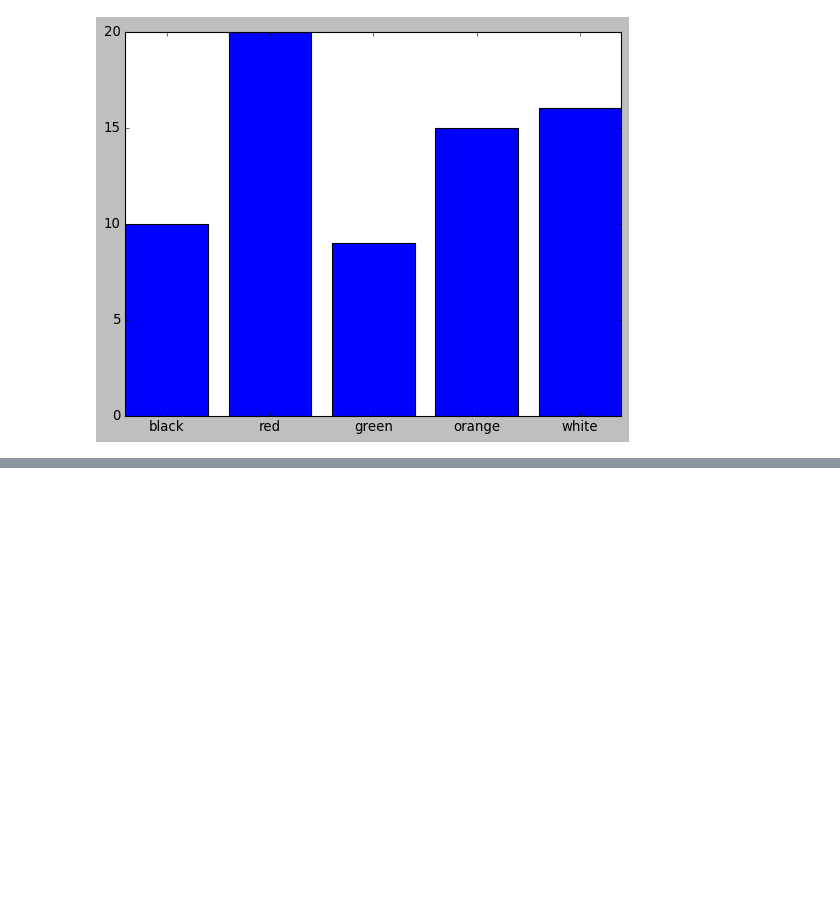
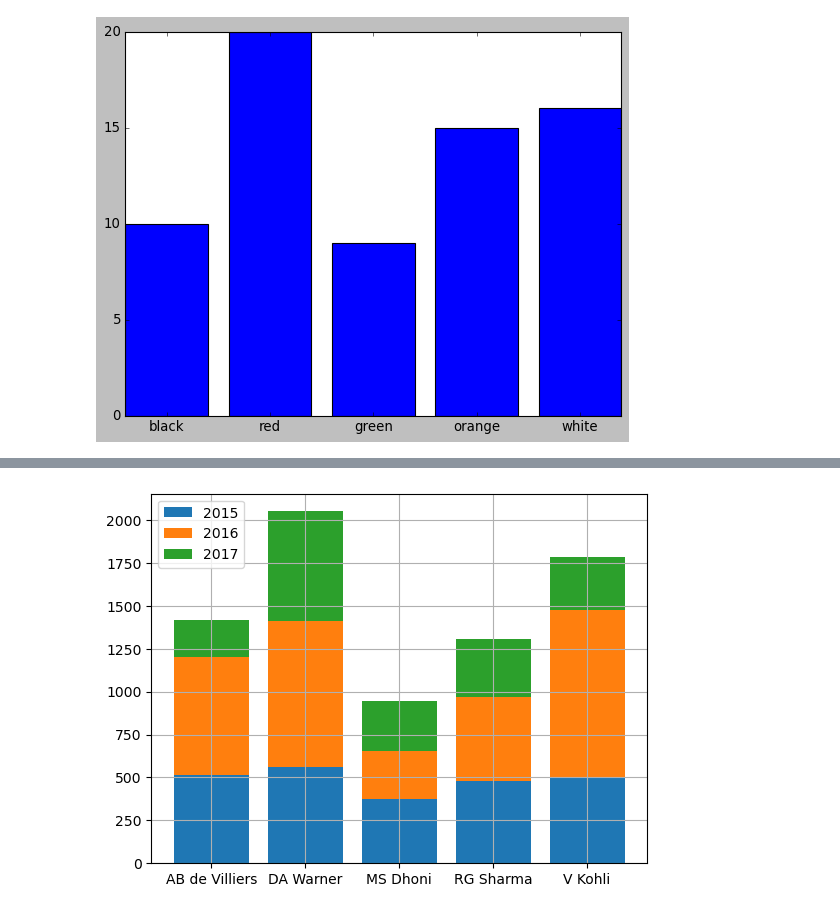
Before and after one commit to EthicalCoder96/Matplotlib, a Jupyter notebook: Basic2.ipynb, the cells around one changed output, grey strips where cells are left out. Cells and saved outputs as stored; diff of their text form; code cells hidden in the pictures; blank space fills up the shorter version.

```diff
--- a/Basic2.ipynb
+++ b/Basic2.ipynb
@@ -170,0 +193,10 @@ plt.show()
+# %%
+# Stacked bar chart
+plt.bar(barDataset['batsman'],barDataset['2015'],label='2015')
+plt.bar(barDataset['batsman'],barDataset['2016'],bottom=barDataset['2015'],label='2016')
+plt.bar(barDataset['batsman'],barDataset['2017'],bottom=barDataset['2015']+barDataset['2016'],label='2017')
+plt.grid()
+plt.legend(loc='best')
+plt.show()
+# %% [output]
+[figure, added]
```
Also changed, not shown: parts of 13 cells of this notebook, 1 other file.
